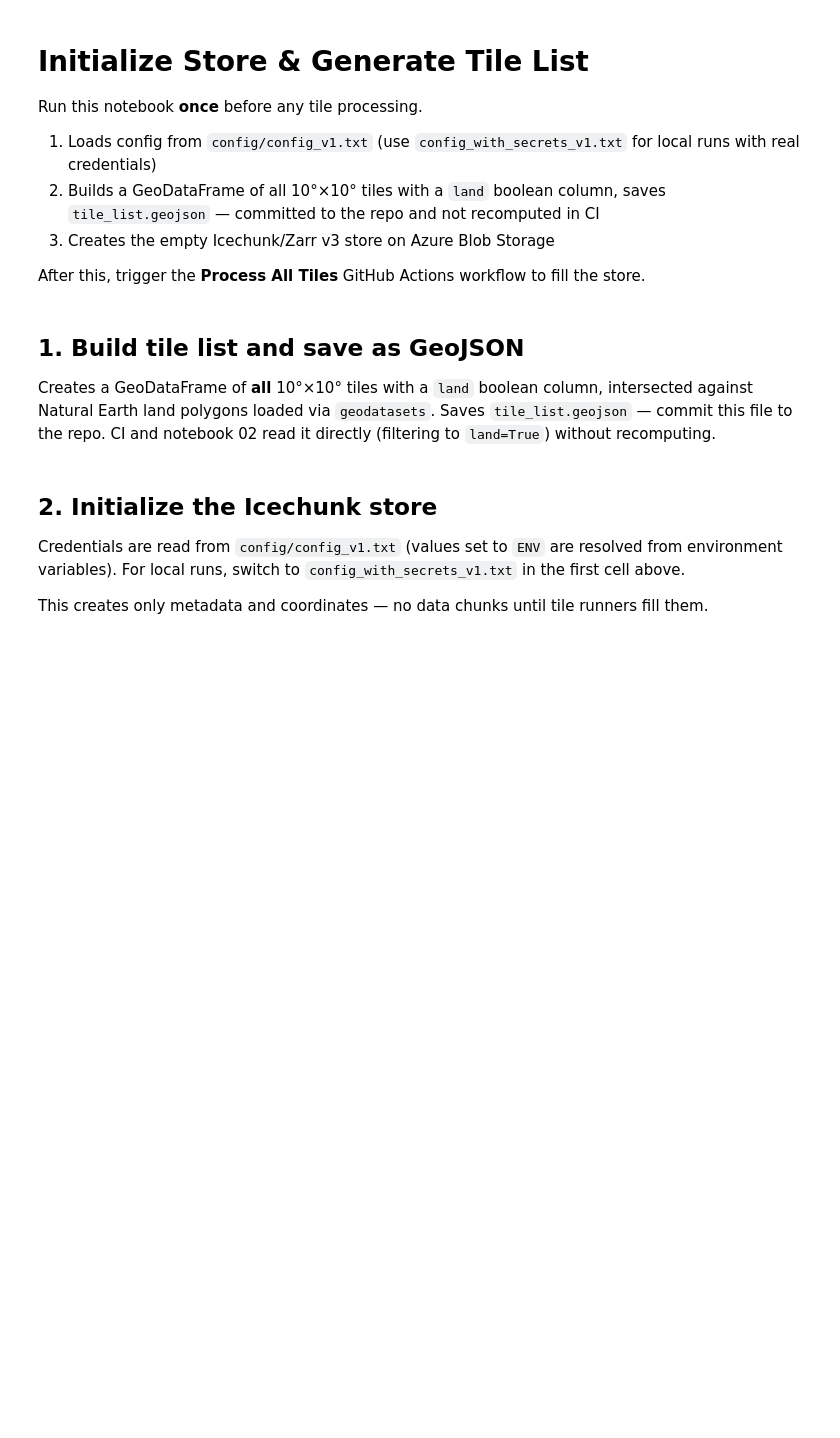
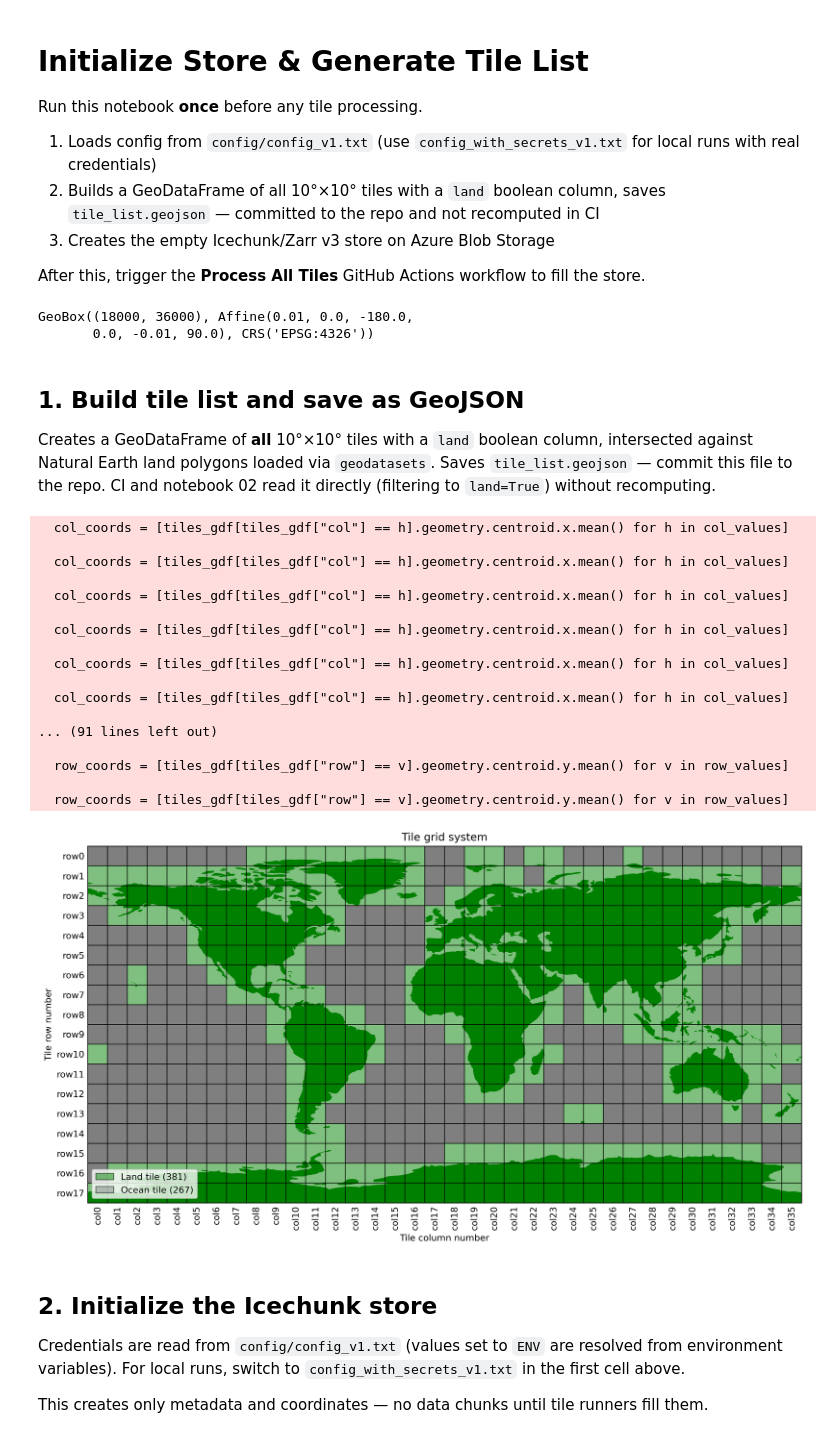
Before and after one commit to egagli/icechunk_github_actions_demo, a Jupyter notebook: notebooks/01_initialize_and_setup.ipynb, the cells around one changed output. Saved outputs shown, nothing was run; the diff lists cells and outputs as text; code cells hidden in the pictures; blank space fills up the shorter version.

```diff
--- a/notebooks/01_initialize_and_setup.ipynb
+++ b/notebooks/01_initialize_and_setup.ipynb
@@ -34,3 +33,8 @@ print("Global geobox:", cfg.global_geobox)
+# %%
+config.global_geobox
+# %% [output]
+GeoBox((18000, 36000), Affine(0.01, 0.0, -180.0,
+       0.0, -0.01, 90.0), CRS('EPSG:4326'))
 # %% [markdown]
 ## 1. Build tile list and save as GeoJSON
 
@@ -39,19 +43,9 @@ intersected against Natural Earth land polygons loaded via `geodatasets`.
 Saves `tile_list.geojson` — commit this file to the repo. CI and notebook 02
 read it directly (filtering to `land=True`) without recomputing.
 # %%
-# Build GeoDataFrame of all tiles, deriving each geometry directly from its
-# GeoBox boundary so the tile list is provably consistent with the global geobox.
-tiles = []
-for row in range(cfg.TILE_ROWS):
-    for col in range(cfg.TILE_COLS):
-        tile_geobox = cfg.tile_geobox(row, col)
-        bb = tile_geobox.boundingbox
-        tiles.append({
-            "row": row, "col": col,
-            "geometry": box(bb.left, bb.bottom, bb.right, bb.top),
-        })
-
-tiles_gdf = gpd.GeoDataFrame(tiles, crs="EPSG:4326")
+# config.global_geobox_tiles_gdf derives tile geometries from the global geobox —
+# the same geobox used at fetch time — so tile_list.geojson is provably consistent.
+tiles_gdf = config.global_geobox_tiles_gdf.copy()
 
 # Natural Earth land polygons via geodatasets
 land_gdf = gpd.read_file(geodatasets.get_url("naturalearth land"))
@@ -66,41 +60,60 @@ tiles_gdf.head()
 # %%
 import matplotlib.pyplot as plt
 from matplotlib.patches import Patch
 
-f, ax = plt.subplots(figsize=(12, 7), dpi=150)
+f, ax = plt.subplots(figsize=(12, 7), dpi=300)
 
 land_gdf.plot(ax=ax, color="green", zorder=0)
 tiles_gdf.plot(
     ax=ax,
     facecolor=tiles_gdf["land"].map({True: "green", False: "none"}),
     edgecolor="black", alpha=0.5, zorder=1,
 )
 
 ax.set_title("Tile grid system")
 ax.set_xlabel("Tile column number")
 ax.set_ylabel("Tile row number")
 
-h_values = sorted(tiles_gdf["col"].unique())
-v_values = sorted(tiles_gdf["row"].unique(), reverse=True)
-h_coords = [tiles_gdf[tiles_gdf["col"] == h].geometry.centroid.x.mean() for h in h_values]
-v_coords = [tiles_gdf[tiles_gdf["row"] == v].geometry.centroid.y.mean() for v in v_values]
+col_values = sorted(tiles_gdf["col"].unique())
+row_values = sorted(tiles_gdf["row"].unique(), reverse=True)
+col_coords = [tiles_gdf[tiles_gdf["col"] == h].geometry.centroid.x.mean() for h in col_values]
+row_coords = [tiles_gdf[tiles_gdf["row"] == v].geometry.centroid.y.mean() for v in row_values]
 
-ax.set_xticks(h_coords)
-ax.set_xticklabels([f"col{h}" for h in h_values], rotation=90)
-ax.set_yticks(v_coords)
-ax.set_yticklabels([f"row{v}" for v in v_values])
+ax.set_xticks(col_coords)
+ax.set_xticklabels([f"col{h}" for h in col_values], rotation=90)
+ax.set_yticks(row_coords)
+ax.set_yticklabels([f"row{v}" for v in row_values])
 ax.tick_params(axis="both", which="both", length=0)
 ax.set_xlim(tiles_gdf.total_bounds[0], tiles_gdf.total_bounds[2])
 ax.set_ylim(tiles_gdf.total_bounds[1], tiles_gdf.total_bounds[3])
 
 legend_elements = [
     Patch(facecolor="green", alpha=0.5, edgecolor="black",
           label=f'Land tile ({tiles_gdf["land"].sum()})'),
     Patch(facecolor="grey", alpha=0.5, edgecolor="black",
           label=f'Ocean tile ({(~tiles_gdf["land"]).sum()})'),
 ]
 ax.legend(handles=legend_elements, loc="lower left")
 f.tight_layout()
+# %% [output]
+  col_coords = [tiles_gdf[tiles_gdf["col"] == h].geometry.centroid.x.mean() for h in col_values]
+
+  col_coords = [tiles_gdf[tiles_gdf["col"] == h].geometry.centroid.x.mean() for h in col_values]
+
+  col_coords = [tiles_gdf[tiles_gdf["col"] == h].geometry.centroid.x.mean() for h in col_values]
+
+  col_coords = [tiles_gdf[tiles_gdf["col"] == h].geometry.centroid.x.mean() for h in col_values]
+
+  col_coords = [tiles_gdf[tiles_gdf["col"] == h].geometry.centroid.x.mean() for h in col_values]
+
+  col_coords = [tiles_gdf[tiles_gdf["col"] == h].geometry.centroid.x.mean() for h in col_values]
+
+... (91 lines left out)
+
+  row_coords = [tiles_gdf[tiles_gdf["row"] == v].geometry.centroid.y.mean() for v in row_values]
+
+  row_coords = [tiles_gdf[tiles_gdf["row"] == v].geometry.centroid.y.mean() for v in row_values]
+[figure, added]
 # %% [markdown]
 ## 2. Initialize the Icechunk store
 
```
Also changed, not shown: parts of 4 cells of this notebook, 12 other files.
